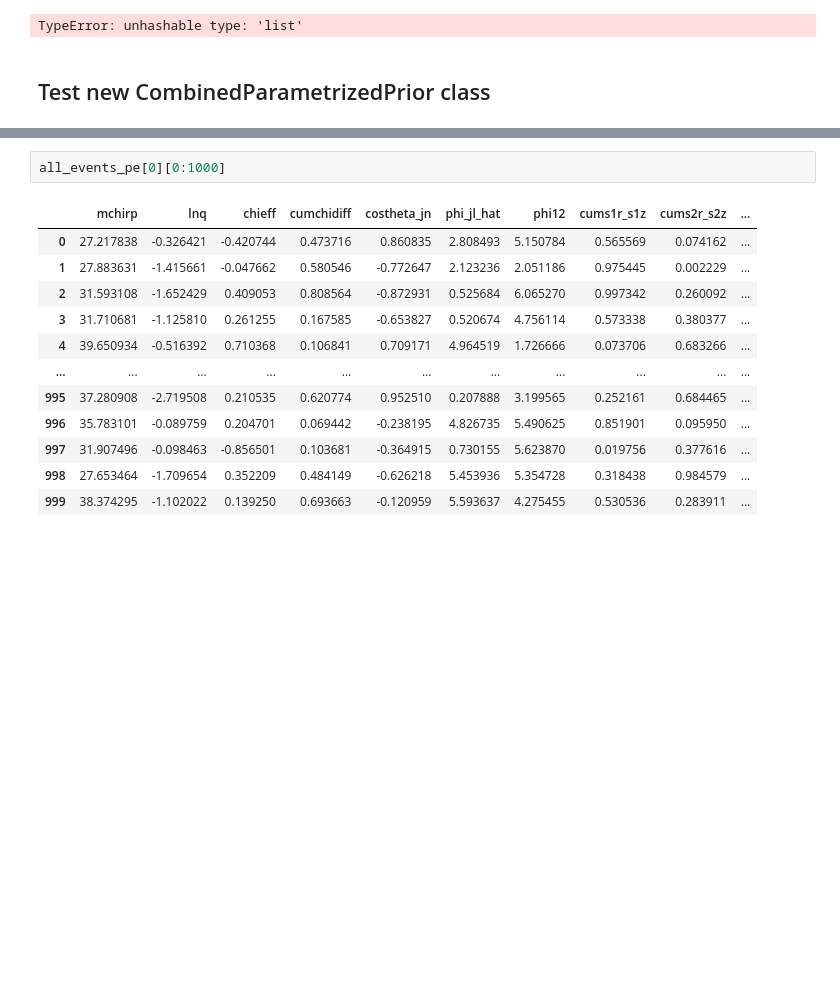
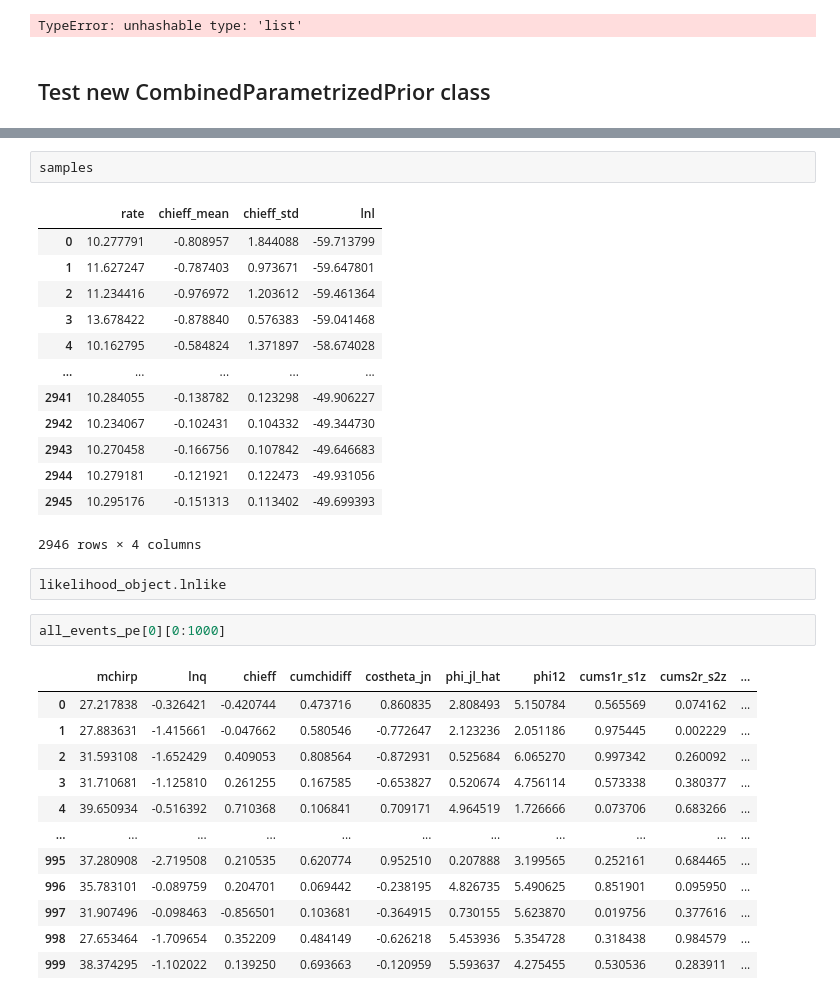
Before and after one commit to isha1810/cogwheel, a Jupyter notebook: cogwheel/population_inference/test_prior-Copy1.ipynb, the cells around one changed output, grey strips where cells are left out. Drawn from its saved outputs; the diff is of its cells as text; blank space fills up the shorter version.

```diff
--- a/cogwheel/population_inference/test_prior-Copy1.ipynb
+++ b/cogwheel/population_inference/test_prior-Copy1.ipynb
@@ -436,3 +456,21 @@ likelihood_object = PopulationLikelihood(test_gaussian_chieff_model, injections_
+# %%
+samples
+# %% [output]
+|  | rate | chieff_mean | chieff_std | lnl |
+| 0 | 10.277791 | -0.808957 | 1.844088 | -59.713799 |
+| 1 | 11.627247 | -0.787403 | 0.973671 | -59.647801 |
+| 2 | 11.234416 | -0.976972 | 1.203612 | -59.461364 |
+| 3 | 13.678422 | -0.878840 | 0.576383 | -59.041468 |
+| 4 | 10.162795 | -0.584824 | 1.371897 | -58.674028 |
+| ... | ... | ... | ... | ... |
+| 2941 | 10.284055 | -0.138782 | 0.123298 | -49.906227 |
+| 2942 | 10.234067 | -0.102431 | 0.104332 | -49.344730 |
+| 2943 | 10.270458 | -0.166756 | 0.107842 | -49.646683 |
+| 2944 | 10.279181 | -0.121921 | 0.122473 | -49.931056 |
+| 2945 | 10.295176 | -0.151313 | 0.113402 | -49.699393 |
+2946 rows × 4 columns
+# %%
+likelihood_object.lnlike
 # %%
 all_events_pe[0][0:1000]
 # %% [output]
```
Also changed, not shown: parts of 16 cells of this notebook, 2 other files.
